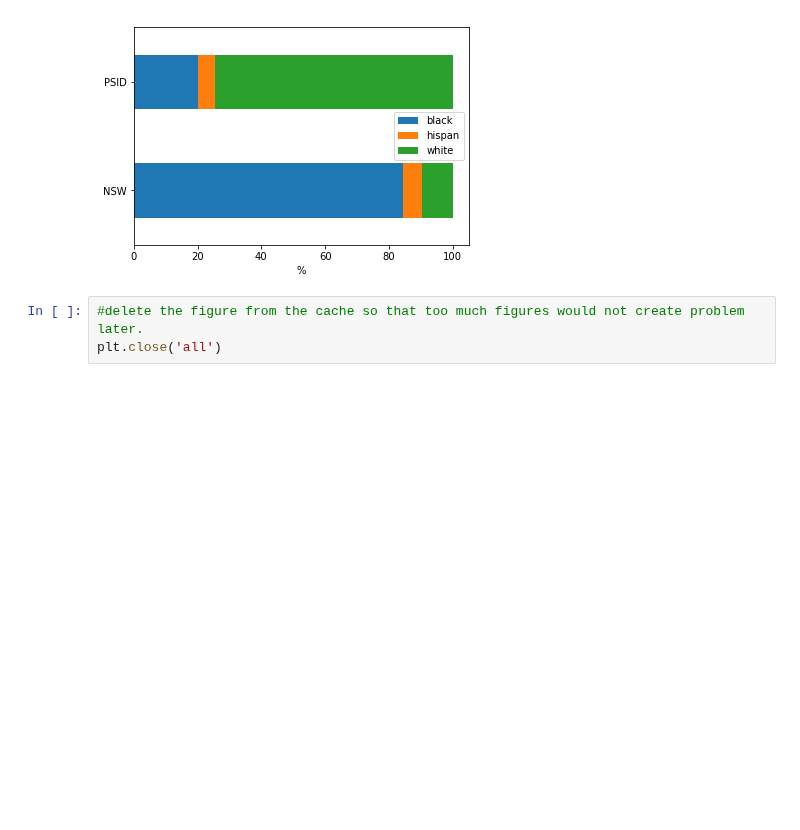
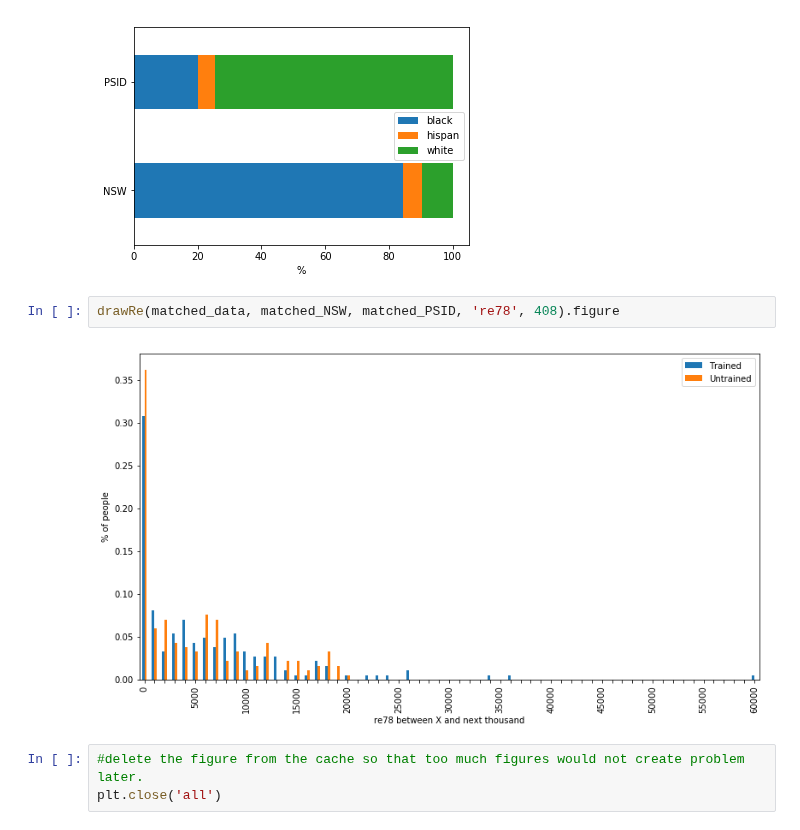
Before and after one commit to matthieuDev/ADA2017, a Jupyter notebook: 04 - Applied ML/Homework 4.ipynb, the cells around one changed output. Drawn from its saved outputs; the diff is of its cells as text; blank space fills up the shorter version.

```diff
--- a/04 - Applied ML/Homework 4.ipynb
+++ b/04 - Applied ML/Homework 4.ipynb
@@ -510,6 +492,10 @@ race_PSID *= 100 / race_PSID.sum()
 pd.DataFrame(data={'NSW': race_NSW, 'PSID': race_PSID}).T.plot(kind='barh', stacked=True).set_xlabel("%").figure
 # %% [output]
 [figure]
+# %%
+drawRe(matched_data, matched_NSW, matched_PSID, 're78', 408).figure
+# %% [output]
+[figure, added]
 # %%
 #delete the figure from the cache so that too much figures would not create problem later.
 plt.close('all')
```
Also changed, not shown: parts of 12 cells of this notebook.
